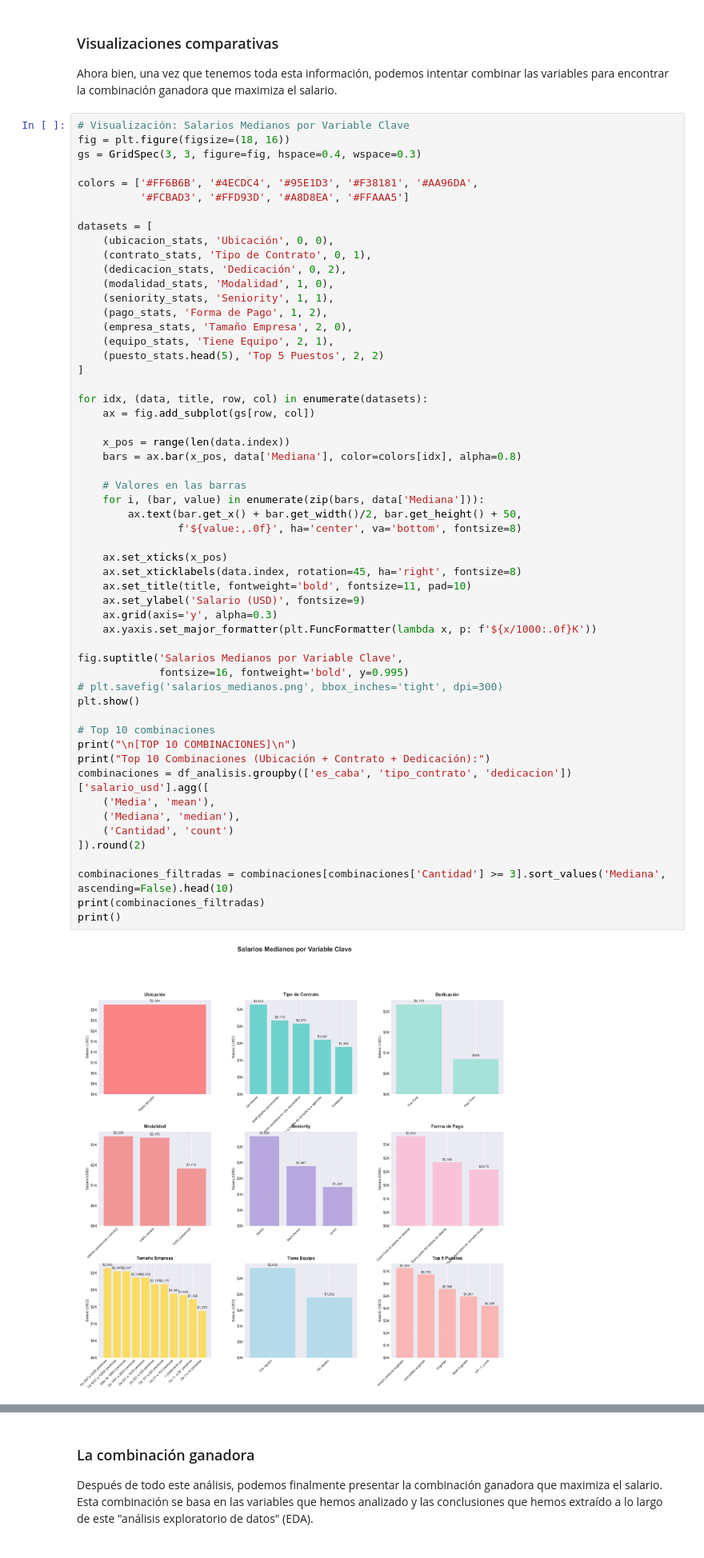
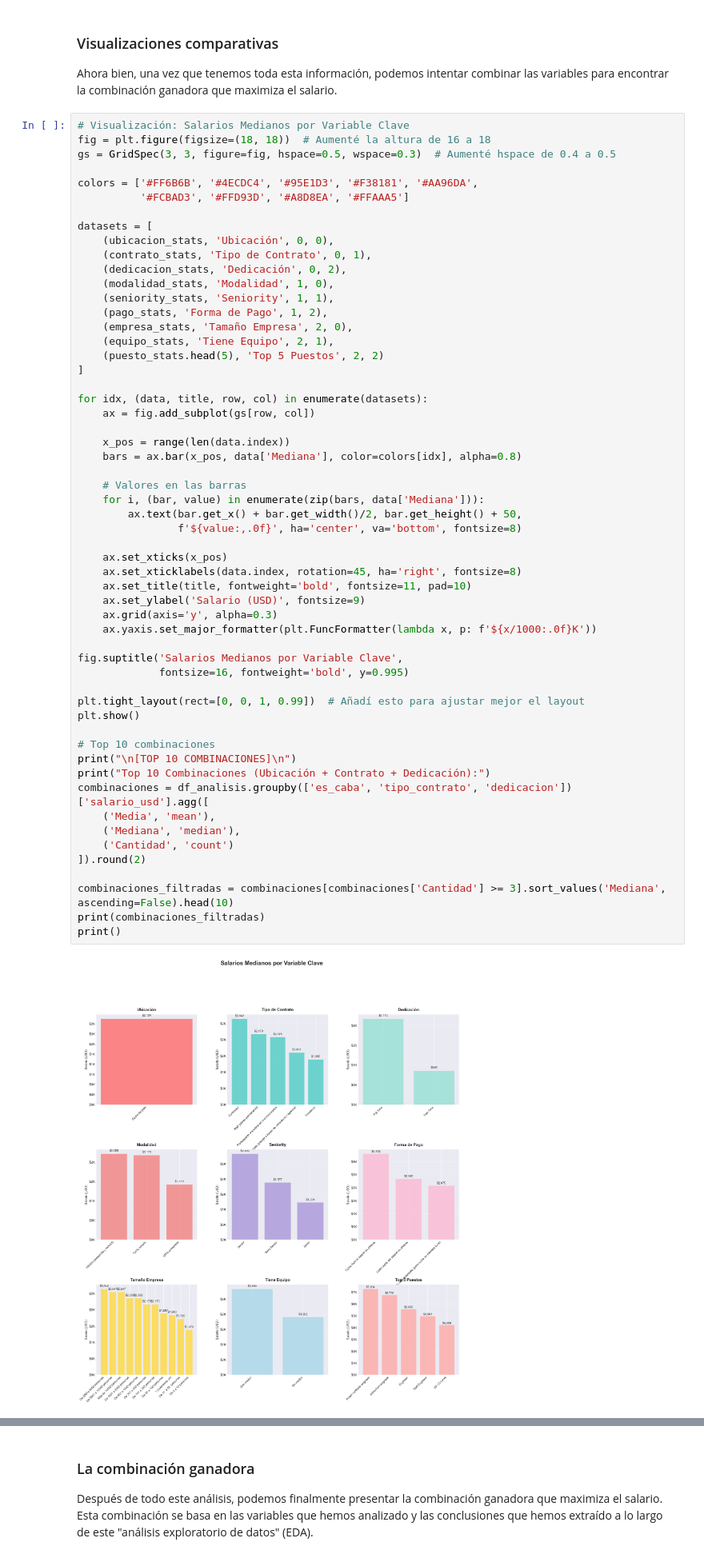
Before and after one commit to SabatoCom24212/EPDS_1A_2C25_Trabajo_de_simulaci-n_III, a Jupyter notebook: EPDS_1A_2C25_Trabajo_de_simulación_III.ipynb, the cells around one changed output, grey strips where cells are left out. Shown at 80% size. Cells and saved outputs as stored; diff of their text form.

```diff
--- a/EPDS_1A_2C25_Trabajo_de_simulación_III.ipynb
+++ b/EPDS_1A_2C25_Trabajo_de_simulación_III.ipynb
@@ -455,8 +457,8 @@ plt.show()
 Ahora bien, una vez que tenemos toda esta información, podemos intentar combinar las variables para encontrar la combinación ganadora que maximiza el salario.
 # %%
 # Visualización: Salarios Medianos por Variable Clave
-fig = plt.figure(figsize=(18, 16))
-gs = GridSpec(3, 3, figure=fig, hspace=0.4, wspace=0.3)
+fig = plt.figure(figsize=(18, 18))  # Aumenté la altura de 16 a 18
+gs = GridSpec(3, 3, figure=fig, hspace=0.5, wspace=0.3)  # Aumenté hspace de 0.4 a 0.5
 
 colors = ['#FF6B6B', '#4ECDC4', '#95E1D3', '#F38181', '#AA96DA',
           '#FCBAD3', '#FFD93D', '#A8D8EA', '#FFAAA5']
@@ -481,35 +483,36 @@ for idx, (data, title, row, col) in enumerate(datasets):
 
     # Valores en las barras
     for i, (bar, value) in enumerate(zip(bars, data['Mediana'])):
         ax.text(bar.get_x() + bar.get_width()/2, bar.get_height() + 50,
                 f'${value:,.0f}', ha='center', va='bottom', fontsize=8)
 
     ax.set_xticks(x_pos)
     ax.set_xticklabels(data.index, rotation=45, ha='right', fontsize=8)
     ax.set_title(title, fontweight='bold', fontsize=11, pad=10)
     ax.set_ylabel('Salario (USD)', fontsize=9)
     ax.grid(axis='y', alpha=0.3)
     ax.yaxis.set_major_formatter(plt.FuncFormatter(lambda x, p: f'${x/1000:.0f}K'))
 
 fig.suptitle('Salarios Medianos por Variable Clave',
              fontsize=16, fontweight='bold', y=0.995)
-# plt.savefig('salarios_medianos.png', bbox_inches='tight', dpi=300)
+
+plt.tight_layout(rect=[0, 0, 1, 0.99])  # Añadí esto para ajustar mejor el layout
 plt.show()
 
 # Top 10 combinaciones
 print("\n[TOP 10 COMBINACIONES]\n")
 print("Top 10 Combinaciones (Ubicación + Contrato + Dedicación):")
 combinaciones = df_analisis.groupby(['es_caba', 'tipo_contrato', 'dedicacion'])['salario_usd'].agg([
     ('Media', 'mean'),
     ('Mediana', 'median'),
     ('Cantidad', 'count')
 ]).round(2)
 
 combinaciones_filtradas = combinaciones[combinaciones['Cantidad'] >= 3].sort_values('Mediana', ascending=False).head(10)
 print(combinaciones_filtradas)
 print()
 # %% [output]
-[figure, old version]
+[figure, new version]
 [TOP 10 COMBINACIONES]
 
 Top 10 Combinaciones (Ubicación + Contrato + Dedicación):
```
Also changed, not shown: parts of 1 cell of this notebook, 5 other files.
